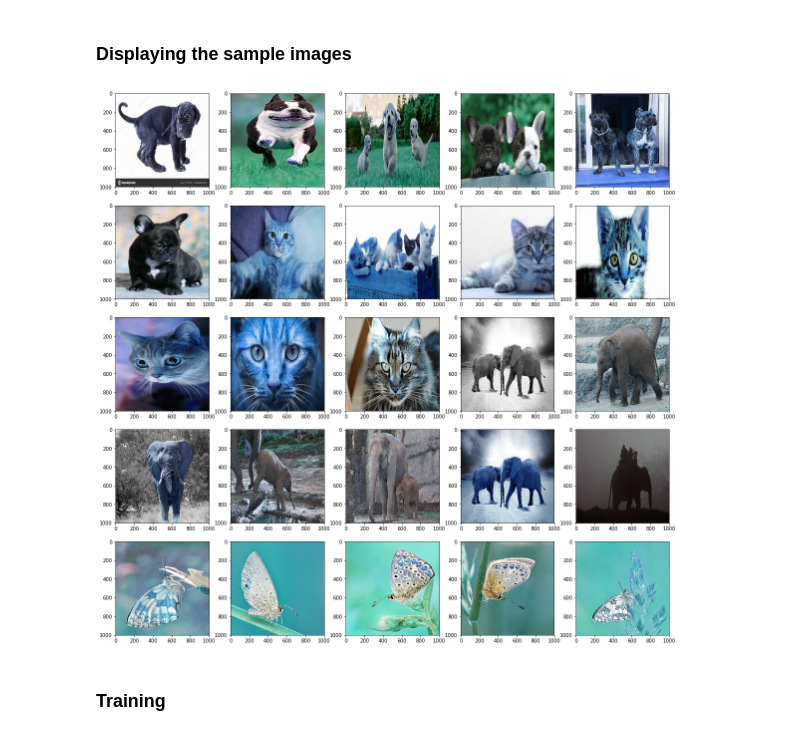
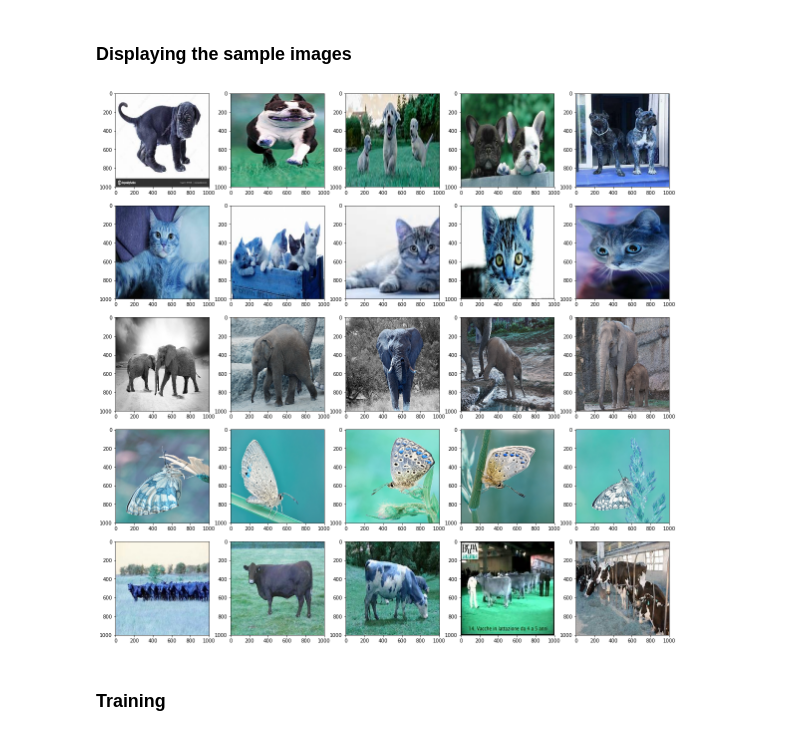
Before and after one commit to manojhuilgol/Computer-vision-for-multi-class-image-classification, a Jupyter notebook: convolution neural network.ipynb, the cells around one changed output. Cells and saved outputs as stored; diff of their text form; code cells hidden in the pictures.

```diff
--- a/convolution neural network.ipynb
+++ b/convolution neural network.ipynb
@@ -67,35 +67,37 @@ directory = r'G:/MS sem 2/Tensorflow/animals/raw-img/training/'
 
 categories = {0:'dog', 1:'cat', 2:'elephant', 3:'butterfly', 4:'cow'}
 training_data = []
 training_label = []
 
 for key, value in categories.items():
     cnt = 0
     path = os.path.join(directory + value)
     for img in os.listdir(path):
-        if cnt > 6 :
+        if (cnt >= 5 and value != 'dog'):
+            break
+        elif (cnt >= 6 and value == 'dog'):
             break
         img_array = cv2.imread(os.path.join(path,img))
         resize_array = cv2.resize(img_array, (1000,1000))
         img_label = key
         training_data.append(resize_array)
         training_label.append(img_label)
         cnt += 1
 
 
 
 w=5
 h=5
 fig=plt.figure(figsize=(20,20))
 columns = 5
 rows = 5
 for i in range(1, columns*rows+1):
     img = np.random.randint(10, size=(h,w))
     fig.add_subplot(rows, columns, i)
     plt.imshow(training_data[i])
 plt.show()
 # %% [output]
-[figure, old version]
+[figure, new version]
 # %% [markdown]
 ### Training
 # %%
```
Also changed, not shown: parts of 7 cells of this notebook.
